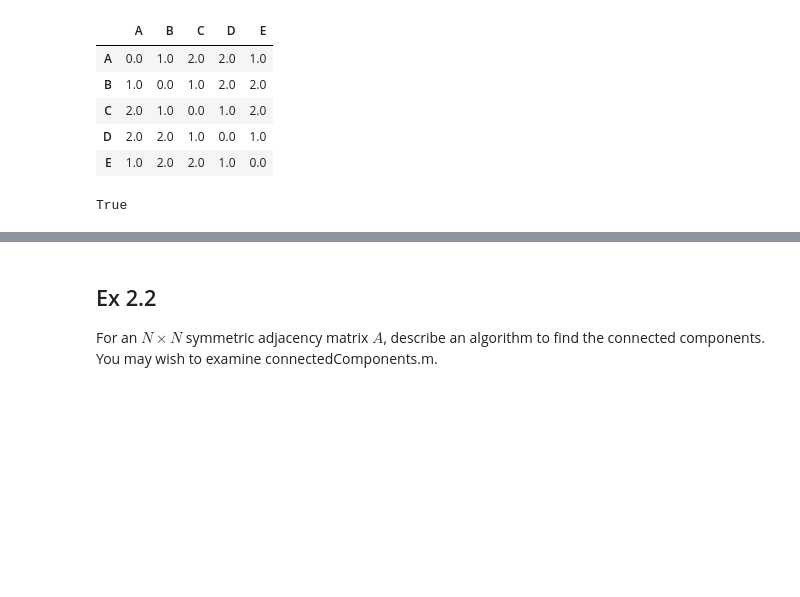
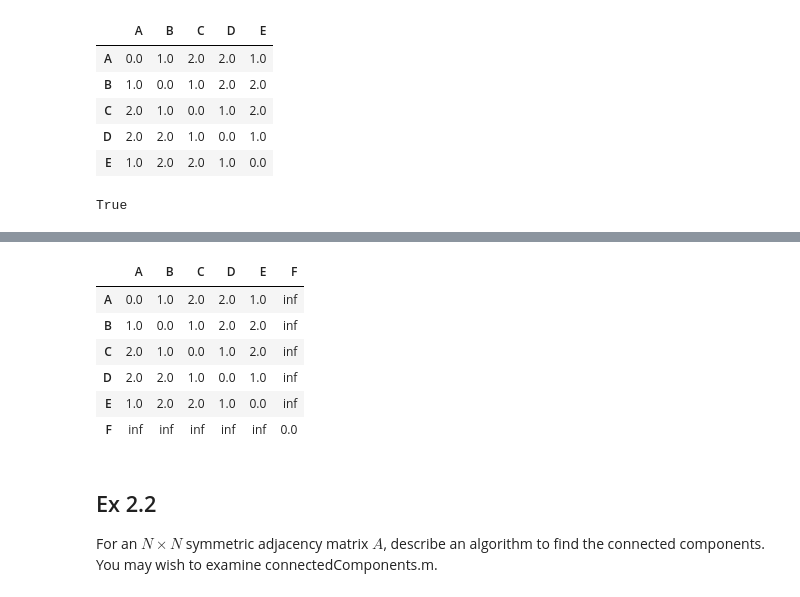
Before and after one commit to Edderic/BRML, a Jupyter notebook: solutions/ch-2.ipynb, the cells around one changed output, grey strips where cells are left out. Saved outputs shown, nothing was run; the diff lists cells and outputs as text; code cells hidden in the pictures; blank space fills up the shorter version.

```diff
--- a/solutions/ch-2.ipynb
+++ b/solutions/ch-2.ipynb
@@ -217,0 +244,31 @@ True
+# %%
+import pandas as pd
+import numpy as np
+
+adjacency_matrix_unconnected = pd.DataFrame(
+    [
+        [0, 1, 0, 0, 1, 0],
+        [1, 0, 1, 0, 0, 0],
+        [0, 1, 0, 1, 0, 0],
+        [0, 0, 1, 0, 1, 0],
+        [1, 0, 0, 1, 0, 0],
+        [0, 0, 0, 0, 0, 0],
+    ],
+    columns=['A','B','C', 'D', 'E', 'F'],
+    index=['A','B','C', 'D', 'E', 'F'],
+)
+# %%
+dijkstra_ds_unconnected = pd.DataFrame(
+    [dijkstra(source=i, variables=adjacency_matrix_unconnected.columns, graph=AdjacencyMatrix(adjacency_matrix_unconnected)) for i in adjacency_matrix_unconnected.columns],
+    index=adjacency_matrix_unconnected.columns
+)
+# %%
+dijkstra_ds_unconnected
+# %% [output]
+|  | A | B | C | D | E | F |
+| A | 0.0 | 1.0 | 2.0 | 2.0 | 1.0 | inf |
+| B | 1.0 | 0.0 | 1.0 | 2.0 | 2.0 | inf |
+| C | 2.0 | 1.0 | 0.0 | 1.0 | 2.0 | inf |
+| D | 2.0 | 2.0 | 1.0 | 0.0 | 1.0 | inf |
+| E | 1.0 | 2.0 | 2.0 | 1.0 | 0.0 | inf |
+| F | inf | inf | inf | inf | inf | 0.0 |
```
Also changed, not shown: parts of 28 cells of this notebook.
